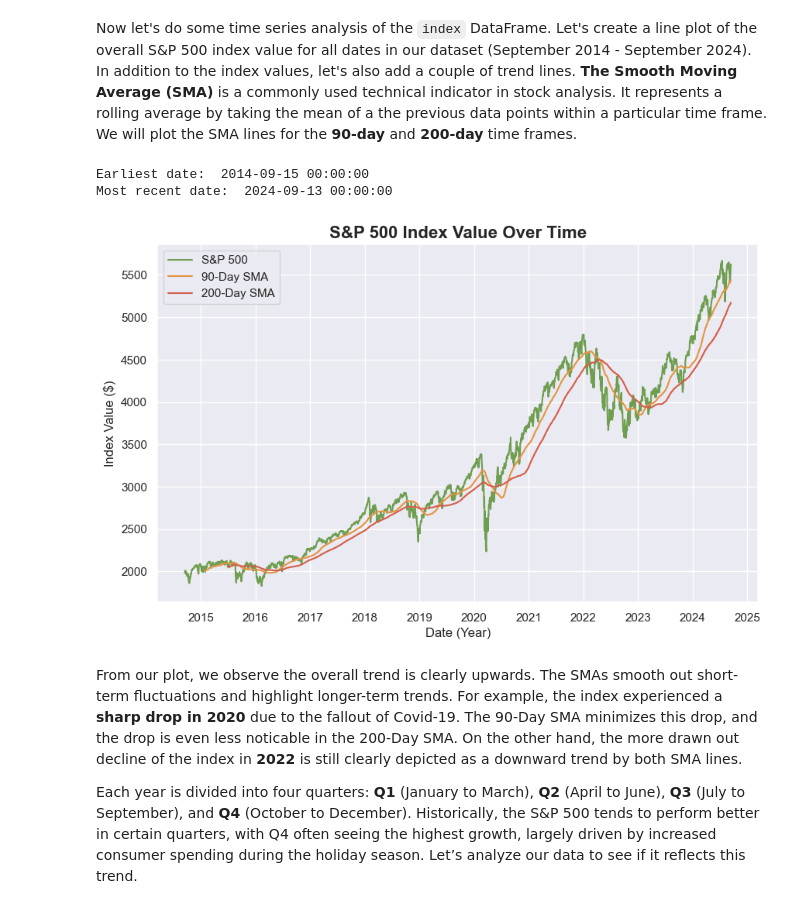
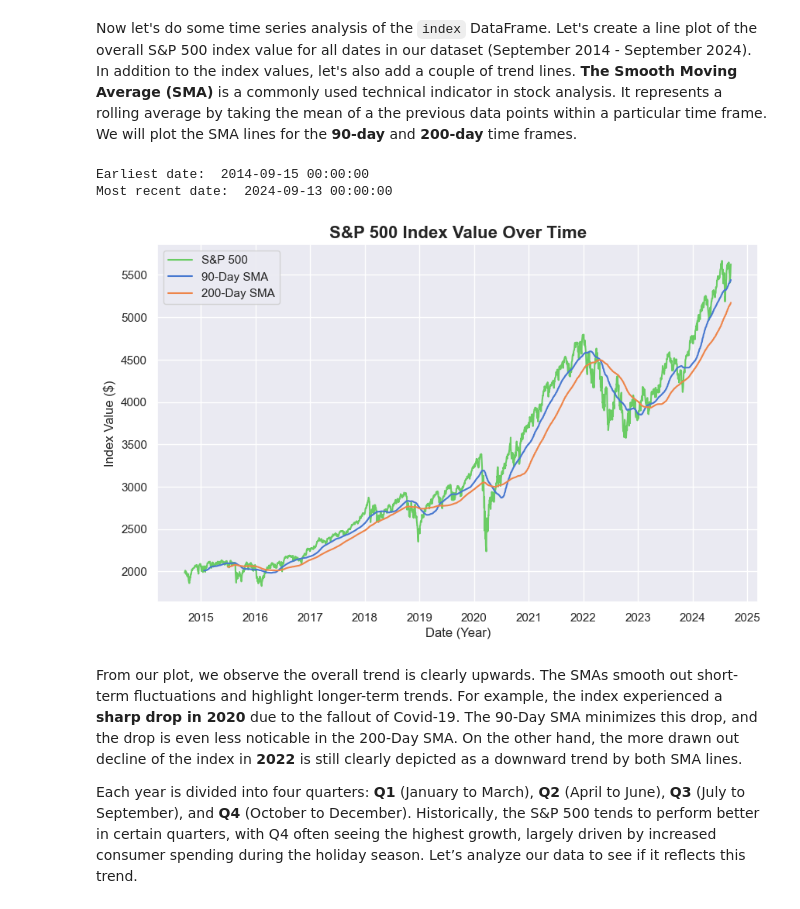
Before and after one commit to iluvcoding123/sp500_analysis, a Jupyter notebook: sp500_analysis.ipynb, the cells around one changed output. Cells and saved outputs as stored; diff of their text form; code cells hidden in the pictures.

Commit message:
changing colors

```diff
--- a/sp500_analysis.ipynb
+++ b/sp500_analysis.ipynb
@@ -233,32 +233,33 @@ Now let's do some time series analysis of the `index` DataFrame. Let's create a
 # %%
 # Convert dates to datetime format/type
 index['Date'] = pd.to_datetime(index['Date'])
 
 # Print min and max dates for reference
 print("Earliest date: ", index['Date'].min())
 print("Most recent date: ", index['Date'].max())
 
+colors = sns.color_palette('muted', 3)
 
 # Create a line plot of the index value over time
 plt.figure(figsize=(10, 6))
-sns.lineplot(x='Date', y='S&P500', data=index, color='#6F9E51', label='S&P 500', lw=1.5)
+sns.lineplot(x='Date', y='S&P500', data=index, color=colors[2], label='S&P 500', lw=1.5)
 
 # Calculate and add 90 and 200 day SMA columns to the index DataFrame
 # Plot the SMAs on the same line plot
 index['SMA_90'] = index['S&P500'].rolling(window=90).mean()
-sns.lineplot(x='Date', y='SMA_90', data=index, color='#E49444', label='90-Day SMA', lw=1.5)
+sns.lineplot(x='Date', y='SMA_90', data=index, color=colors[0], label='90-Day SMA', lw=1.5)
 index['SMA_200'] = index['S&P500'].rolling(window=200).mean()
-sns.lineplot(x='Date', y='SMA_200', data=index, color='#D45E49', label='200-Day SMA', lw=1.5)
+sns.lineplot(x='Date', y='SMA_200', data=index, color=colors[1], label='200-Day SMA', lw=1.5)
 
 # Add title and label
 plt.title('S&P 500 Index Value Over Time', fontsize=16, fontweight='bold')
 plt.xlabel('Date (Year)')
 plt.ylabel('Index Value ($)')
 plt.show()
 # %% [output]
 Earliest date:  2014-09-15 00:00:00
 Most recent date:  2024-09-13 00:00:00
-[figure, old version]
+[figure, new version]
 # %% [markdown]
 From our plot, we observe the overall trend is clearly upwards. The SMAs smooth out short-term fluctuations and highlight longer-term trends. For example, the index experienced a **sharp drop in 2020** due to the fallout of Covid-19. The 90-Day SMA minimizes this drop, and the drop is even less noticable in the 200-Day SMA. On the other hand, the more drawn out decline of the index in **2022** is still clearly depicted as a downward trend by both SMA lines.
 
```
